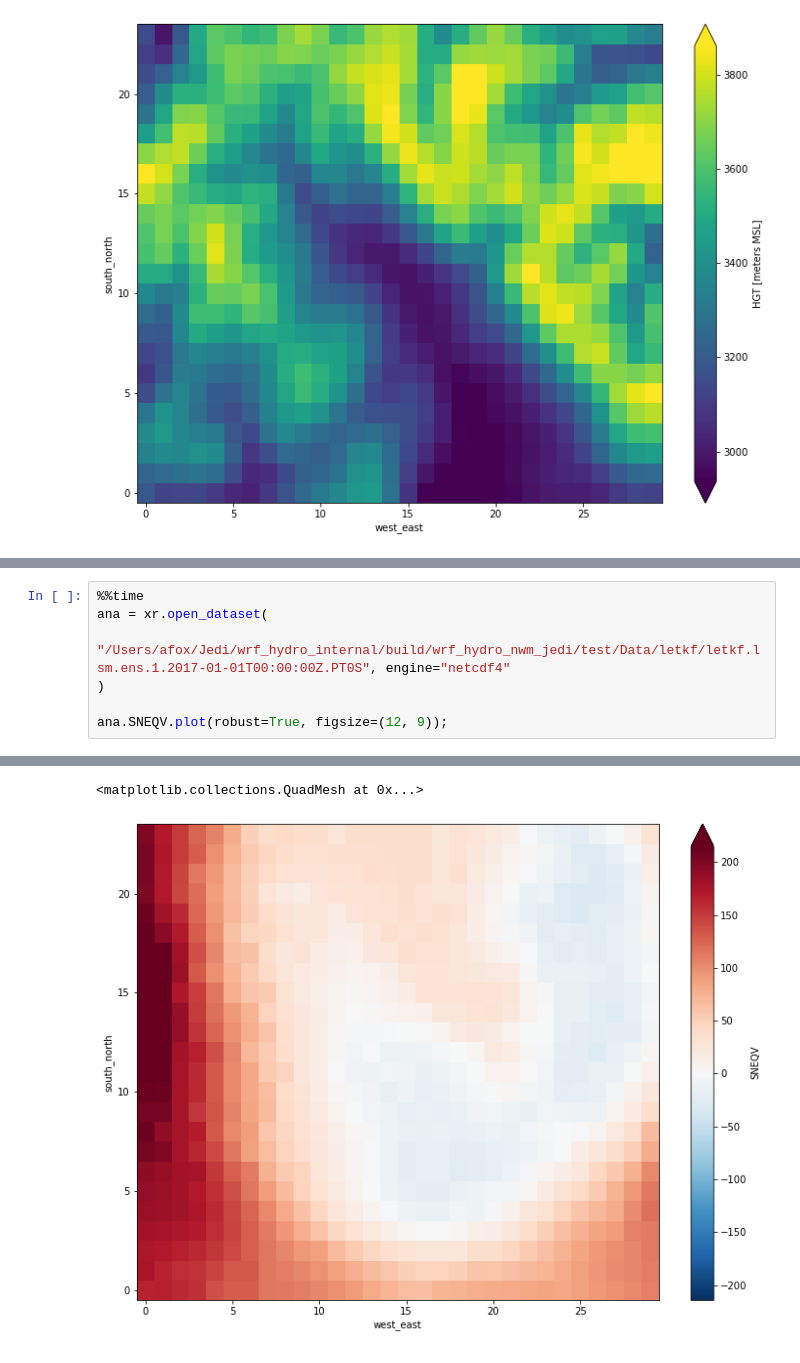
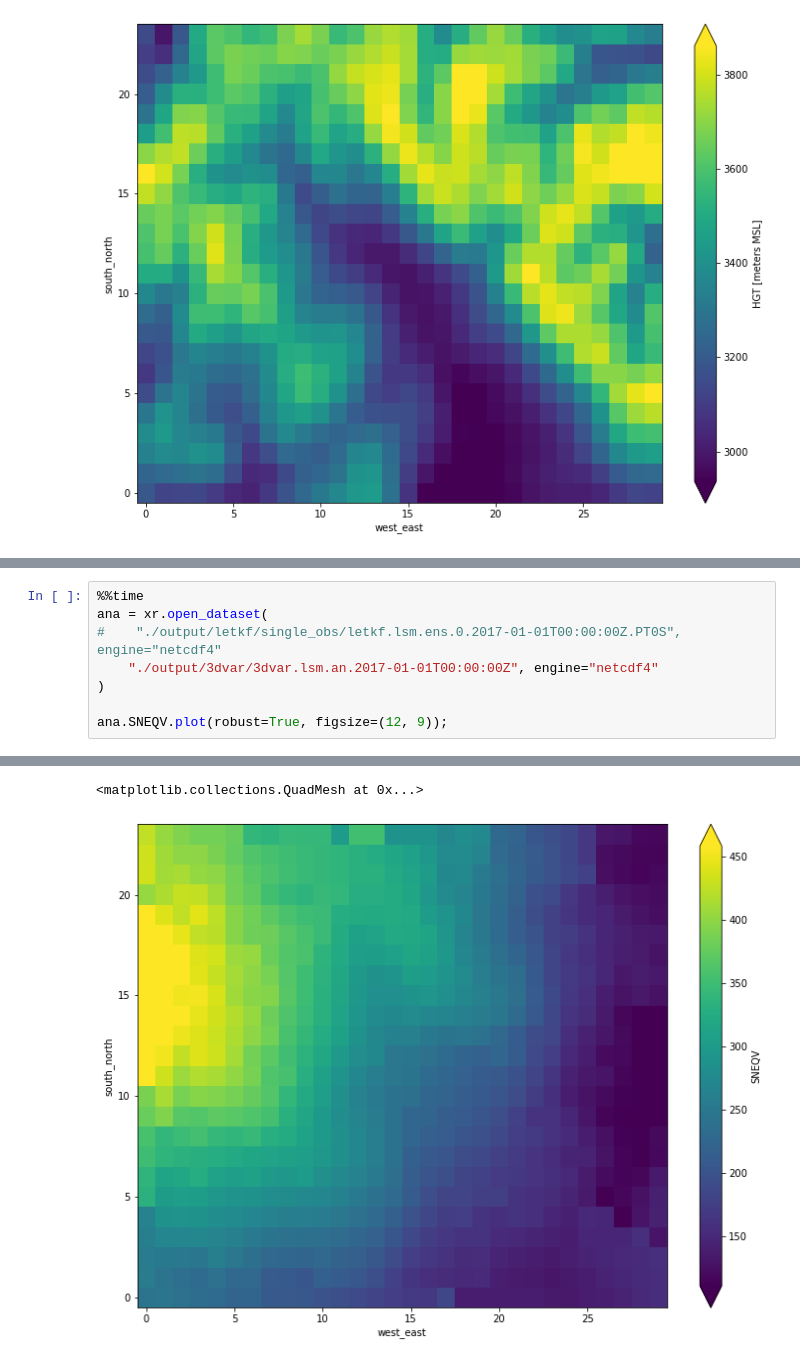
Before and after one commit to amfox37/Jedi_experiments, a Jupyter notebook: Increment_plotter.ipynb, the cells around one changed output, grey strips where cells are left out. Cells and saved outputs as stored; diff of their text form.

```diff
--- a/Increment_plotter.ipynb
+++ b/Increment_plotter.ipynb
@@ -80,7 +71,8 @@ bkg.SNEQV.plot(robust=True, figsize=(12, 9));
 # %%
 %%time
 ana = xr.open_dataset(
-    "/Users/afox/Jedi/wrf_hydro_internal/build/wrf_hydro_nwm_jedi/test/Data/letkf/letkf.lsm.ens.1.2017-01-01T00:00:00Z.PT0S", engine="netcdf4"
+#    "./output/letkf/single_obs/letkf.lsm.ens.0.2017-01-01T00:00:00Z.PT0S", engine="netcdf4"
+    "./output/3dvar/3dvar.lsm.an.2017-01-01T00:00:00Z", engine="netcdf4"
 )
 
 ana.SNEQV.plot(robust=True, figsize=(12, 9));
@@ -90,5 +82,5 @@ Wall time: 106 ms
 <matplotlib.collections.QuadMesh at 0x...>
-[figure, old version]
+[figure, new version]
 # %%
 increment = ana.SNEQV - bkg.SNEQV
 increment.plot(robust=True, figsize=(12, 9));
```
Also changed, not shown: parts of 10 cells of this notebook, 12 other files.
